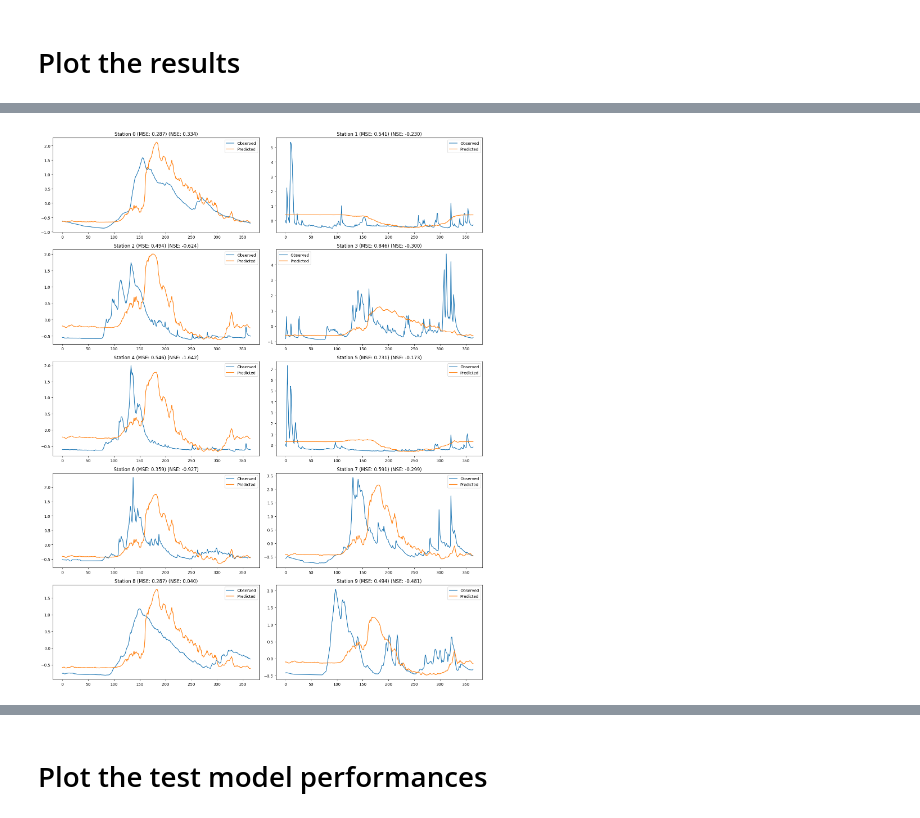
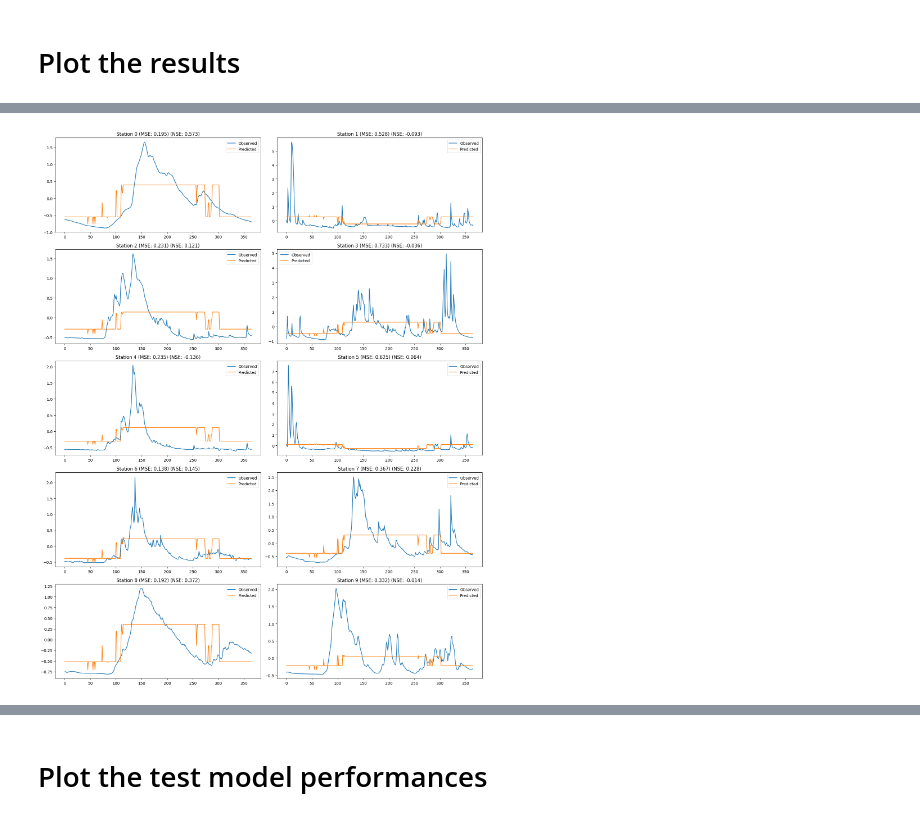
Before and after one commit to TWilson05/EOSC-410-Final-Project, a Jupyter notebook: CNN-LSTM.ipynb, the cells around one changed output, grey strips where cells are left out. Drawn from its saved outputs; the diff is of its cells as text; code cells hidden in the pictures.

```diff
--- a/CNN-LSTM.ipynb
+++ b/CNN-LSTM.ipynb
@@ -63,18 +71,18 @@ n_test = len(streamflow_data) - val_idx
 assert n_train + n_val + n_test == len(streamflow_data)
 
 # standardize the data based on the training set
-rainfall_data = (rainfall_data - np.mean(rainfall_data[:train_idx])) / np.std(rainfall_data[:train_idx])
-snowfall_data = (snowfall_data - np.mean(snowfall_data[:train_idx])) / np.std(snowfall_data[:train_idx])
-max_temp_data = (max_temp_data - np.mean(max_temp_data[:train_idx])) / np.std(max_temp_data[:train_idx])
-min_temp_data = (min_temp_data - np.mean(min_temp_data[:train_idx])) / np.std(min_temp_data[:train_idx])
-streamflow_data = (streamflow_data - streamflow_data.iloc[:train_idx].mean()) / streamflow_data.iloc[:train_idx].std()
-streamflow_data = streamflow_data.to_numpy()
+# rainfall_data = (rainfall_data - np.mean(rainfall_data[:train_idx])) / np.std(rainfall_data[:train_idx])
+# snowfall_data = (snowfall_data - np.mean(snowfall_data[:train_idx])) / np.std(snowfall_data[:train_idx])
+# max_temp_data = (max_temp_data - np.mean(max_temp_data[:train_idx])) / np.std(max_temp_data[:train_idx])
+# min_temp_data = (min_temp_data - np.mean(min_temp_data[:train_idx])) / np.std(min_temp_data[:train_idx])
+# streamflow_data = (streamflow_data - streamflow_data.iloc[:train_idx].mean()) / streamflow_data.iloc[:train_idx].std()
+# streamflow_data = streamflow_data.to_numpy()
 # %%
 # define the time window
-n_groups = 30
-group_size = 1
+n_groups = 13
+group_size = 14
 time_window = n_groups * group_size
-n_channels = 4
+n_channels = 1
 grid_shape = rainfall_data.shape[1:]
 n_stations = streamflow_data.shape[1]
 
@@ -138,8 +146,8 @@ def create_model(learning_rate=0.001):
     lstm = layers.LSTM(32, return_sequences=False)(cnn)
 
     # Fully connected layers
-    dense = layers.Dense(32, activation='relu')(lstm)
-    dense = layers.Dropout(0.2)(dense)  # Dropout for regularization
+    dense = layers.Dense(64, activation='relu', kernel_regularizer=regularizers.l2(0.01))(lstm)
+    dense = layers.Dropout(0.4)(dense)  # Dropout for regularization
     output = layers.Dense(n_stations, activation='linear', name="Streamflow_Output")(dense)
 
     # Model definition
@@ -193,7 +212,7 @@ Simplified Dense Layers:
 # %% [markdown]
 # Train and save the model
 # %%
-batch_size = 8
+batch_size = 16
 learning_rate = 0.001
 seed = 42
 tf.random.set_seed(seed)
@@ -202,11 +221,11 @@ np.random.seed(seed)
 early_stopping = tf.keras.callbacks.EarlyStopping(monitor='val_loss',
                                              mode='min',
                                              verbose=1,
-                                             patience=5,
+                                             patience=10,
                                              restore_best_weights=True)
 reduce_lr = tf.keras.callbacks.ReduceLROnPlateau(monitor='val_loss',
                                                 factor=0.1,
-                                                patience=2,
+                                                patience=5,
                                                 verbose=1,
                                                 mode='min')
 
@@ -227,10 +246,11 @@ val_dataset = tf.data.Dataset.from_generator(
 model = create_model(learning_rate)
 model.fit(
     train_dataset,
-    epochs=40,
+    epochs=20,
     validation_data=val_dataset,
     verbose=1,
-    callbacks=[early_stopping, reduce_lr]
+    # callbacks=[early_stopping, reduce_lr]
+    callbacks=[reduce_lr]
 )
 
 # save the model
@@ -251,10 +284,16 @@ def compute_nse(y_true, y_pred):
 # plot the model predictions for the first 20 stations using subplots
 n_plot = 10
 
-n_groups = 28
+batch_size = 16
+n_groups = 60
 group_size = 1
 time_window = n_groups * group_size
 n_channels = 4
+
+x_intermediate = np.empty(np.shape(rainfall_data) + (4,), dtype='single')
+for i, data in enumerate([rainfall_data, snowfall_data, max_temp_data, min_temp_data]):
+    x_intermediate[:,:,:,i] = data
+x_intermediate = x_intermediate[:,:,:,:n_channels]
 
 val_dataset = tf.data.Dataset.from_generator(
     gen_val,
@@ -289,4 +328,4 @@ plt.show()
-[figure, old version]
+[figure, new version]
 # %%
 # plot the best and worst predictions by NSE
 best_station = np.argmax([compute_nse(y_true[:, i], predictions[:, i]) for i in range(n_stations)])
```
Also changed, not shown: parts of 17 cells of this notebook.
